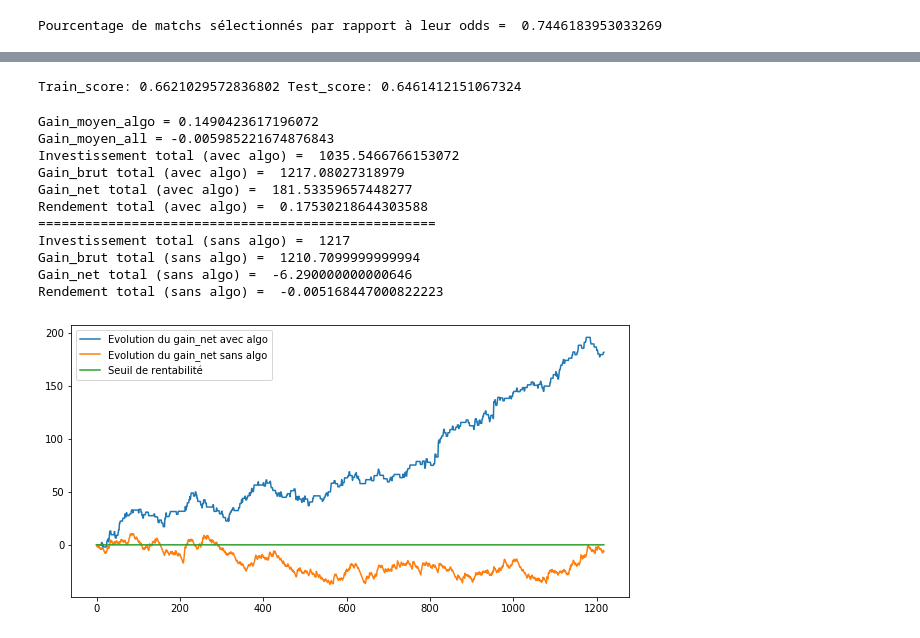
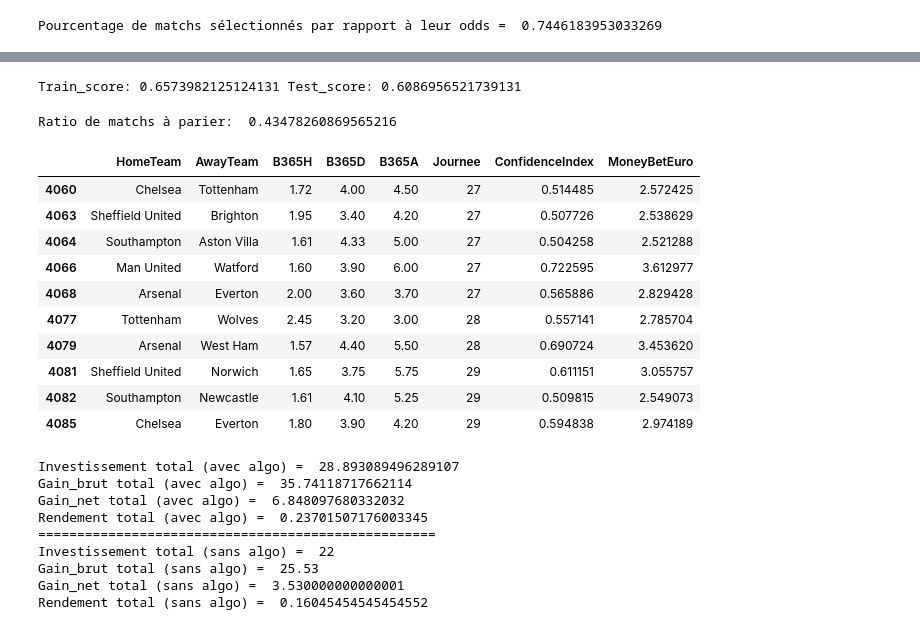
Before and after one commit to jeremyoudin/Personal_project-ML_to_beat_bookmakers_at_football, a Jupyter notebook: Football_prediction_prepared_data.ipynb, the cells around one changed output, grey strips where cells are left out. Cells and saved outputs as stored; diff of their text form; code cells hidden in the pictures.

```diff
--- a/Football_prediction_prepared_data.ipynb
+++ b/Football_prediction_prepared_data.ipynb
@@ -81,14 +75,46 @@ Pourcentage de matchs sélectionnés par rapport à leur odds =  0.7446183953033
 # %%
 from sklearn.linear_model import LogisticRegression
-logit = LogisticRegression(max_iter=5000, C=10, solver='lbfgs', penalty='l2')
+logit = LogisticRegression(max_iter=5000, C=0.1, solver='lbfgs', penalty='l2')
 logit.fit(X_train.drop(list_drop,axis=1), y_train)
 print("Train_score:", logit.score(X_train.drop(list_drop,axis=1), y_train), "Test_score:", logit.score(X_test.drop(list_drop,axis=1), y_test))
 # %% [output]
-Train_score: 0.6621029572836802 Test_score: 0.6461412151067324
+Train_score: 0.6573982125124131 Test_score: 0.6086956521739131
+# %%
+y_hat = logit.predict(X_test.drop(list_drop,axis=1))
+y_hat_proba = logit.predict_proba(X_test.drop(list_drop,axis=1))
+def betting_advice(y_hat, y_hat_proba, X_test, mise_max,):
+    index_to_bet = []
+    coeff_mise = []
+    mise_max = mise_max #€
+
+    for i in range(len(y_hat)):
+        if y_hat[i] == 1:
+            index_to_bet.append(i)
+            coeff_mise.append(y_hat_proba[i][1])
+    money_bet = np.asarray(coeff_mise)* mise_max
+    feat_list = ['HomeTeam', 'AwayTeam', 'B365H', 'B365D', 'B365A', 'Journee']
+    Betting_advice = X_test.iloc[index_to_bet,:][feat_list]
+    Betting_advice["ConfidenceIndex"] = coeff_mise
+    Betting_advice["MoneyBetEuro"] = money_bet
+    return Betting_advice
+
+print("Ratio de matchs à parier: ", len(betting_advice(y_hat,y_hat_proba,X_test,5))/len(X_test))
+betting_advice(y_hat,y_hat_proba,X_test,5)
+# %% [output]
+Ratio de matchs à parier:  0.43478260869565216
+|  | HomeTeam | AwayTeam | B365H | B365D | B365A | Journee | ConfidenceIndex | MoneyBetEuro |
+| 4060 | Chelsea | Tottenham | 1.72 | 4.00 | 4.50 | 27 | 0.514485 | 2.572425 |
+| 4063 | Sheffield United | Brighton | 1.95 | 3.40 | 4.20 | 27 | 0.507726 | 2.538629 |
+| 4064 | Southampton | Aston Villa | 1.61 | 4.33 | 5.00 | 27 | 0.504258 | 2.521288 |
+| 4066 | Man United | Watford | 1.60 | 3.90 | 6.00 | 27 | 0.722595 | 3.612977 |
+| 4068 | Arsenal | Everton | 2.00 | 3.60 | 3.70 | 27 | 0.565886 | 2.829428 |
+| 4077 | Tottenham | Wolves | 2.45 | 3.20 | 3.00 | 28 | 0.557141 | 2.785704 |
+| 4079 | Arsenal | West Ham | 1.57 | 4.40 | 5.50 | 28 | 0.690724 | 3.453620 |
+| 4081 | Sheffield United | Norwich | 1.65 | 3.75 | 5.75 | 29 | 0.611151 | 3.055757 |
+| 4082 | Southampton | Newcastle | 1.61 | 4.10 | 5.25 | 29 | 0.509815 | 2.549073 |
+| 4085 | Chelsea | Everton | 1.80 | 3.90 | 4.20 | 29 | 0.594838 | 2.974189 |
 # %%
 """Calcul du gain_net avec algo"""
-y_hat = logit.predict(X_test.drop(list_drop,axis=1))
-y_hat_proba = logit.predict_proba(X_test.drop(list_drop,axis=1))
 n = 5
 m = 1
 gain_net_algo = []
@@ -124,15 +150,6 @@ for i in range(len(y_test)):
         gain_net_no_algo.append(-m)
         gain_brut_no_algo.append(0)
 
-print("Gain_moyen_algo =", np.mean(gain_net_algo))
-print("Gain_moyen_all =", np.mean(gain_net_no_algo))
-
-plt.figure(figsize=(10,5))
-plt.plot(sum_(gain_net_algo), label= "Evolution du gain_net avec algo")
-plt.plot(sum_(gain_net_no_algo), label= "Evolution du gain_net sans algo")
-plt.plot(np.zeros(len(sum_(gain_net_algo))), label="Seuil de rentabilité")
-plt.legend()
-
 print("Investissement total (avec algo) = ", sum_(invest_algo)[-1])
 print("Gain_brut total (avec algo) = ", sum_(gain_brut_algo)[-1])
 print("Gain_net total (avec algo) = ", (sum_(gain_brut_algo)[-1]-sum_(invest_algo)[-1]))
@@ -143,15 +160,12 @@ print("Gain_brut total (sans algo) = ", sum_(gain_brut_no_algo)[-1])
 print("Gain_net total (sans algo) = ", (sum_(gain_brut_no_algo)[-1]-sum_(invest_no_algo)[-1]))
 print("Rendement total (sans algo) = ", (sum_(gain_brut_no_algo)[-1]-sum_(invest_no_algo)[-1])/sum_(invest_no_algo)[-1])
 # %% [output]
-Gain_moyen_algo = 0.1490423617196072
-Gain_moyen_all = -0.005985221674876843
-Investissement total (avec algo) =  1035.5466766153072
-Gain_brut total (avec algo) =  1217.08027318979
-Gain_net total (avec algo) =  181.53359657448277
-Rendement total (avec algo) =  0.17530218644303588
+Investissement total (avec algo) =  28.893089496289107
+Gain_brut total (avec algo) =  35.74118717662114
+Gain_net total (avec algo) =  6.848097680332032
+Rendement total (avec algo) =  0.23701507176003345
 ===================================================
-Investissement total (sans algo) =  1217
-Gain_brut total (sans algo) =  1210.7099999999994
-Gain_net total (sans algo) =  -6.290000000000646
-Rendement total (sans algo) =  -0.005168447000822223
+Investissement total (sans algo) =  22
+Gain_brut total (sans algo) =  25.53
+Gain_net total (sans algo) =  3.530000000000001
+Rendement total (sans algo) =  0.16045454545454552
-[figure, removed]
```
Also changed, not shown: parts of 13 cells of this notebook.
